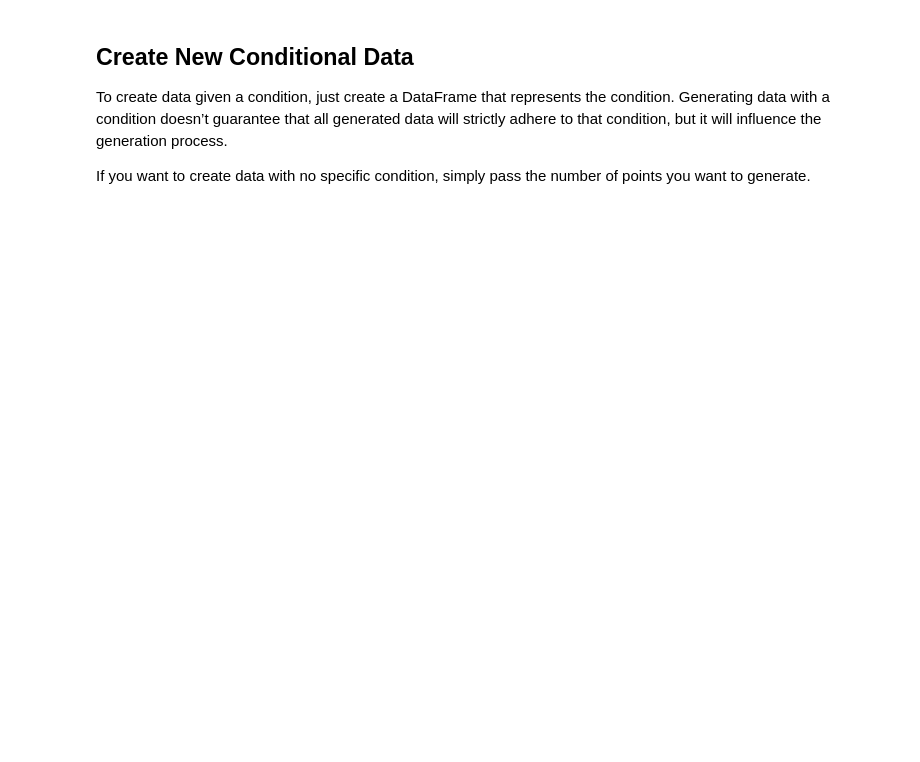
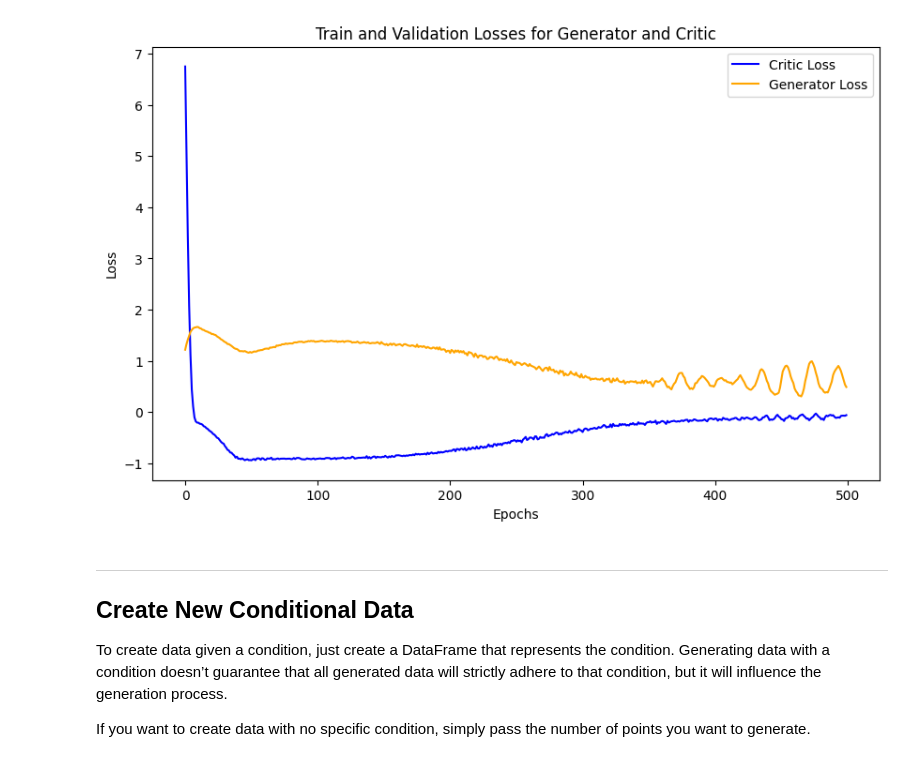
Before and after one commit to ZanderNic/TabDataGAN, a Jupyter notebook: tutorials/basic_example.ipynb, the cells around one changed output. Cells and saved outputs as stored; diff of their text form; code cells hidden in the pictures; blank space fills up the shorter version.

```diff
--- a/tutorials/basic_example.ipynb
+++ b/tutorials/basic_example.ipynb
@@ -25,3 +28,5 @@ data_set = CTGan_data_set(
 ## Create CTGAN
 # %%
-wctgan = WCTGan()
+wctgan = WCTGan(
+    #cont_transform_methode="GMM"
+)
@@ -30,6 +37,9 @@ wctgan = WCTGan()
 # %%
 crit_loss, gen_loss = wctgan.fit(
-    data_set
+    data_set,
+    n_epochs=500
 )
 
-plot_gan_losses(crit_loss, gen_loss)
+fig = plot_gan_losses(crit_loss, gen_loss)
+fig.show()
+# %% [output]
@@ -36,4 +63,6 @@ plot_gan_losses(crit_loss, gen_loss)
+[figure, added]
 # %% [markdown]
+________________________________________________________________________________________________________________________________________________________
 ##  Create New Conditional Data
 
 To create data given a condition, just create a DataFrame that represents the condition.
```
Also changed, not shown: parts of 10 cells of this notebook, 31 other files.
